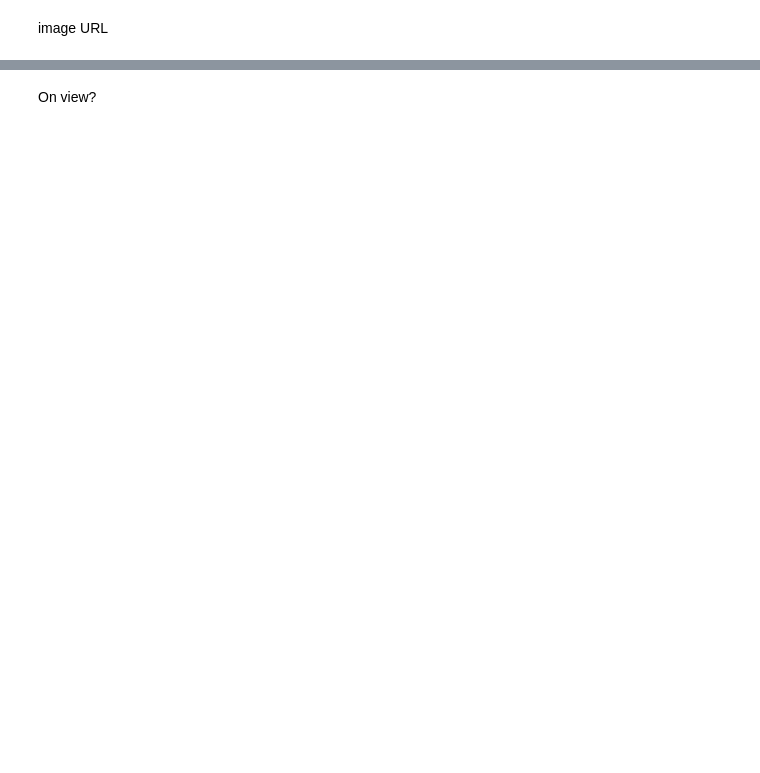
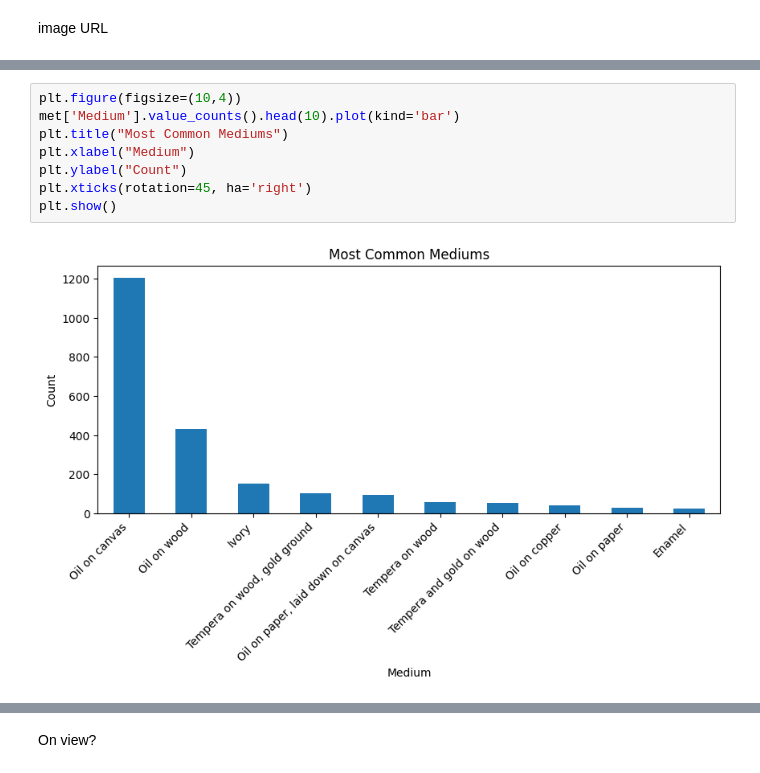
Before and after one commit to BenRyan-8/DataAcquisition_CA, a Jupyter notebook: Artworks.ipynb, the cells around one changed output, grey strips where cells are left out. Saved outputs shown, nothing was run; the diff lists cells and outputs as text; blank space fills up the shorter version.

```diff
--- a/Artworks.ipynb
+++ b/Artworks.ipynb
@@ -266,0 +268,10 @@ https://collectionapi.metmuseum.org/api/collection/v1/iiif/435576/2004970/main-i
+# %%
+plt.figure(figsize=(10,4))
+met['Medium'].value_counts().head(10).plot(kind='bar')
+plt.title("Most Common Mediums")
+plt.xlabel("Medium")
+plt.ylabel("Count")
+plt.xticks(rotation=45, ha='right')
+plt.show()
+# %% [output]
+[figure, added]
```
Also changed, not shown: parts of 18 cells of this notebook.
